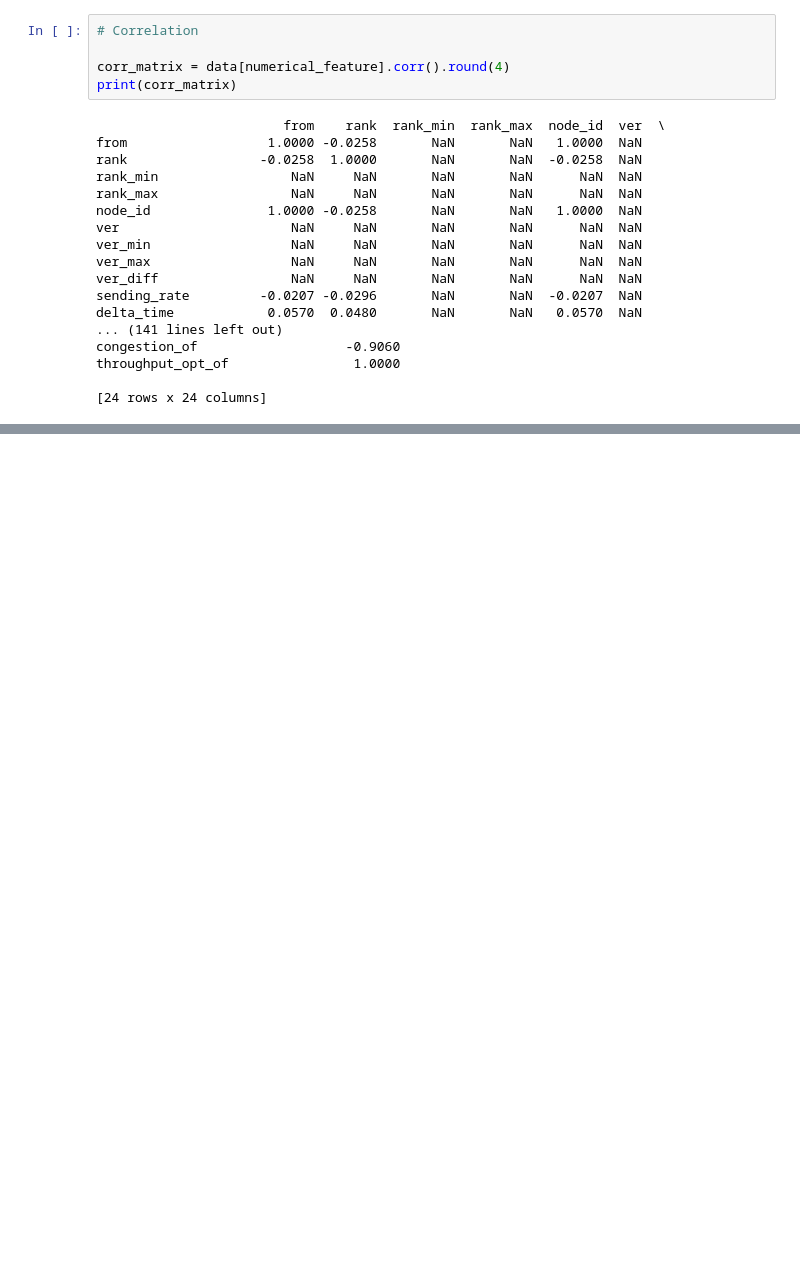
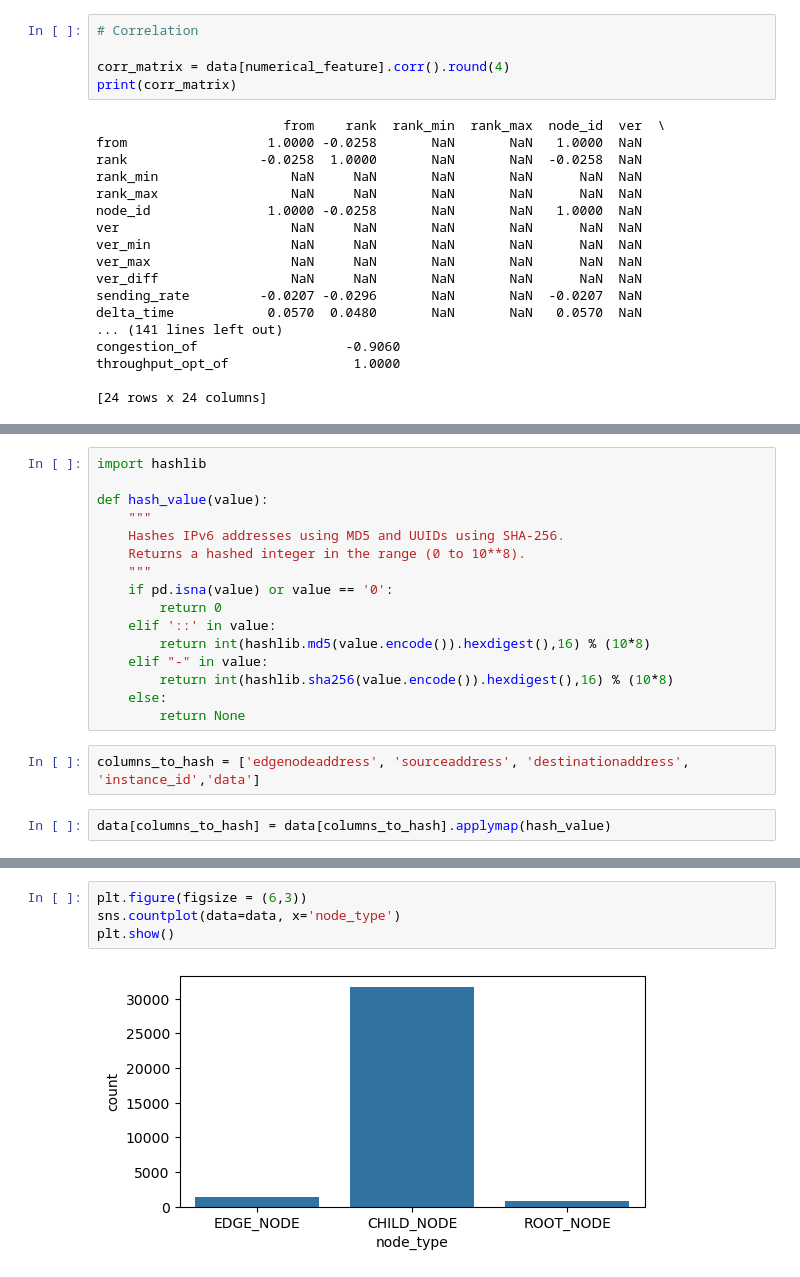
Before and after one commit to Hameedhullah/AI_ML-Course-, a Jupyter notebook: Grid Topology.ipynb, the cells around one changed output, grey strips where cells are left out. Drawn from its saved outputs; the diff is of its cells as text; blank space fills up the shorter version.

```diff
--- a/Grid Topology.ipynb
+++ b/Grid Topology.ipynb
@@ -413,0 +493,20 @@ throughput_opt_of                1.0000
+# %%
+import hashlib
+
+def hash_value(value):
+    """
+    Hashes IPv6 addresses using MD5 and UUIDs using SHA-256.
+    Returns a hashed integer in the range (0 to 10**8).
+    """
+    if pd.isna(value) or value == '0':
+        return 0
+    elif '::' in value:
+        return int(hashlib.md5(value.encode()).hexdigest(),16) % (10*8)
+    elif "-" in value:
+        return int(hashlib.sha256(value.encode()).hexdigest(),16) % (10*8)
+    else:
+        return None
+# %%
+columns_to_hash = ['edgenodeaddress', 'sourceaddress', 'destinationaddress', 'instance_id','data']
+# %%
+data[columns_to_hash] = data[columns_to_hash].applymap(hash_value)
@@ -413,0 +546,6 @@ throughput_opt_of                1.0000
+# %%
+plt.figure(figsize = (6,3))
+sns.countplot(data=data, x='node_type')
+plt.show()
+# %% [output]
+[figure, added]
```
Also changed, not shown: parts of 15 cells of this notebook.
